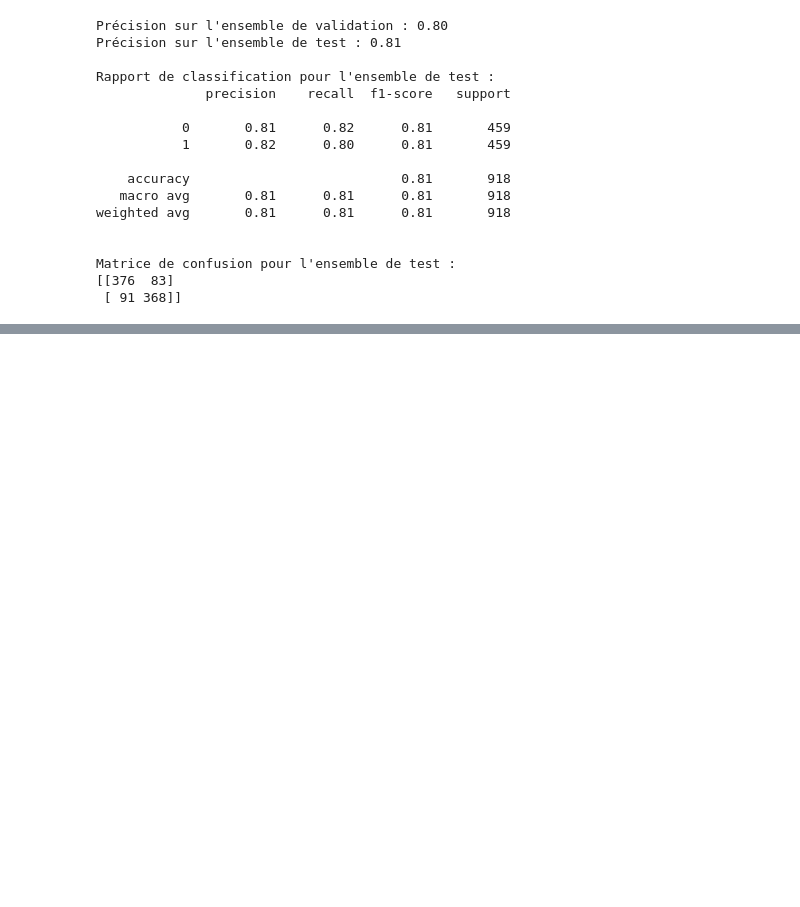
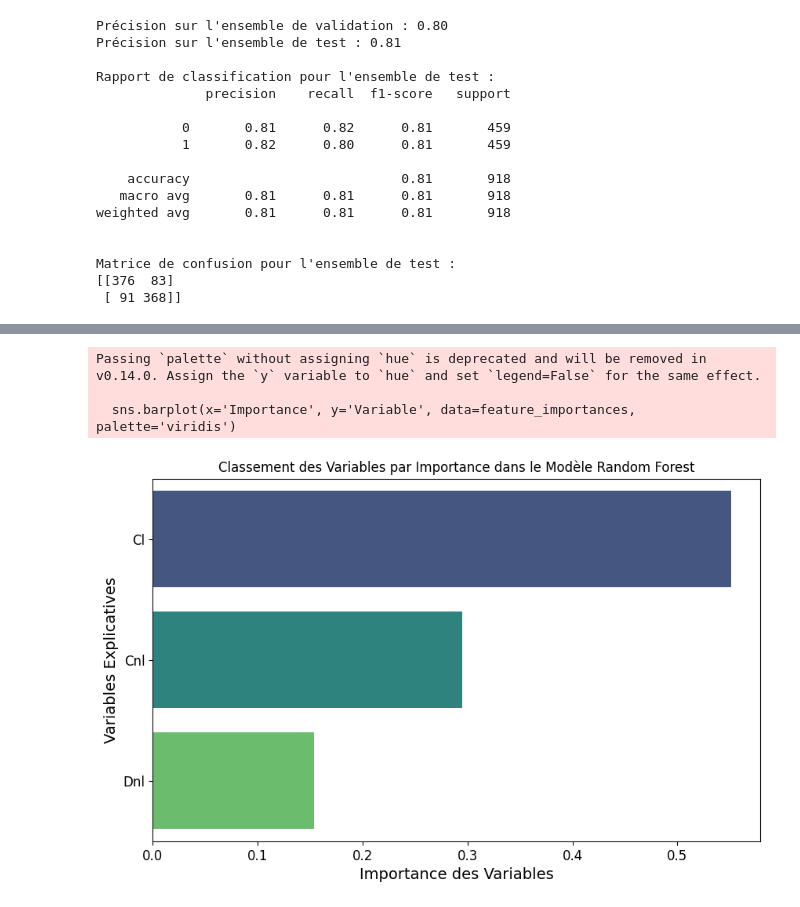
Before and after one commit to mdunand2/2024_MLEES, a Jupyter notebook: Project/Landslide_Italy.ipynb, the cells around one changed output, grey strips where cells are left out. Drawn from its saved outputs; the diff is of its cells as text; code cells hidden in the pictures; blank space fills up the shorter version.

```diff
--- a/Project/Landslide_Italy.ipynb
+++ b/Project/Landslide_Italy.ipynb
@@ -288,0 +361,16 @@ Précision avec les meilleurs paramètres :  0.825272050898724
+# %%
+import matplotlib.pyplot as plt
+import seaborn as sns
+
+# Tracer un graphique en barres de l'importance des variables
+plt.figure(figsize=(10, 6))
+sns.barplot(x='Importance', y='Variable', data=feature_importances, palette='viridis')
+plt.title("Classement des Variables par Importance dans le Modèle Random Forest")
+plt.xlabel("Importance des Variables")
+plt.ylabel("Variables Explicatives")
+plt.show()
+# %% [output]
+Passing `palette` without assigning `hue` is deprecated and will be removed in v0.14.0. Assign the `y` variable to `hue` and set `legend=False` for the same effect.
+
+  sns.barplot(x='Importance', y='Variable', data=feature_importances, palette='viridis')
+[figure, added]
```
Also changed, not shown: parts of 6 cells of this notebook.
